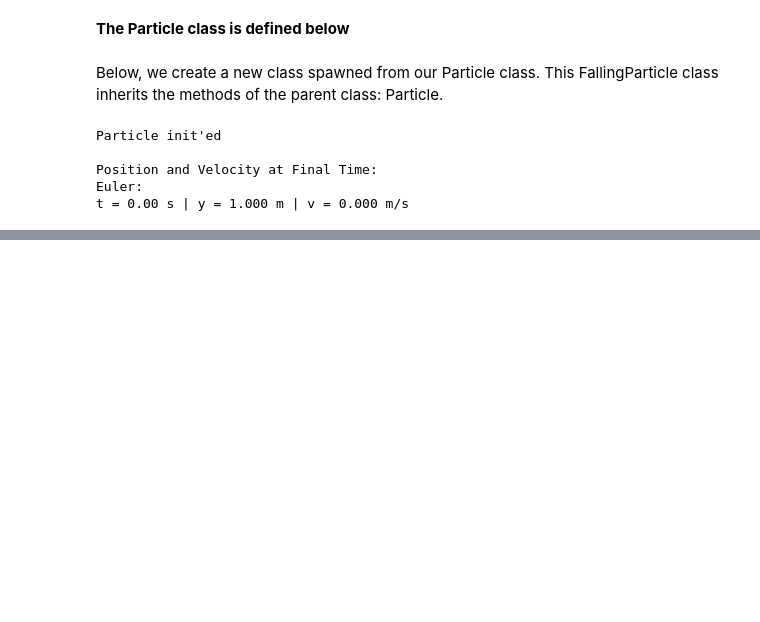
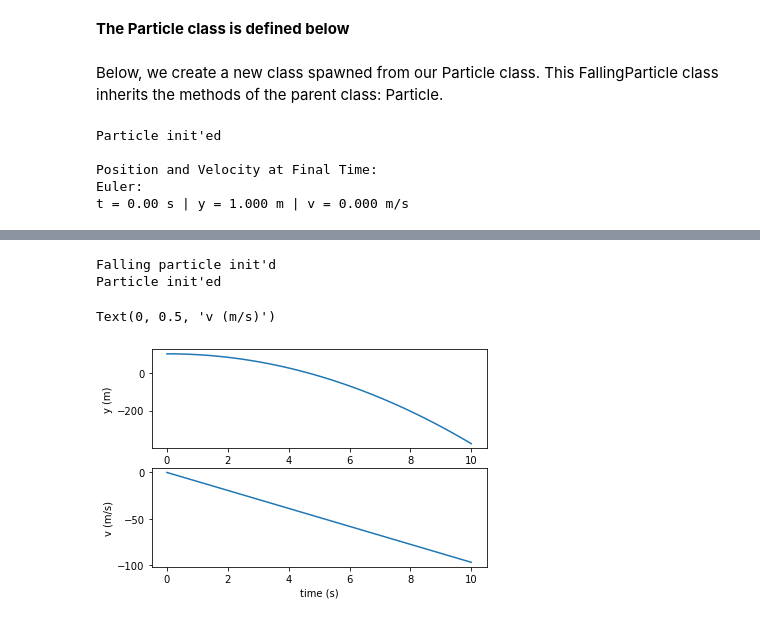
Before and after one commit to eric-barrett/Lectures, a Jupyter notebook: Lecture3.ipynb, the cells around one changed output, grey strips where cells are left out. Cells and saved outputs as stored; diff of their text form; code cells hidden in the pictures; blank space fills up the shorter version.

```diff
--- a/Lecture3.ipynb
+++ b/Lecture3.ipynb
@@ -161,7 +161,8 @@ class FallingParticle (Particle):
         '''
 
         g = 9.8
-        return  -self.g*self.m
+        #return  -self.g*self.m
+        return -g*self.m
 # %%
 free_ball = Particle(m = 10)
 free_ball.results()
@@ -173,0 +221,20 @@ t = 0.00 s | y = 1.000 m | v = 0.000 m/s
+# %%
+fp = FallingParticle(x0=100.0)
+fp.trajectory()
+
+%matplotlib inline
+
+fig, axs = plt.subplots(2,1)
+plt.axes(axs[0])
+plt.plot(fp.tarray,fp.y_array)
+plt.xlabel('time (s)')
+plt.ylabel('y (m)')
+plt.axes(axs[1])
+plt.plot(fp.tarray,fp.v_array)
+plt.xlabel('time (s)')
+plt.ylabel('v (m/s)')
+# %% [output]
+Falling particle init'd
+Particle init'ed
+Text(0, 0.5, 'v (m/s)')
+[figure, added]
```
Also changed, not shown: parts of 3 cells of this notebook, 1 other file.
